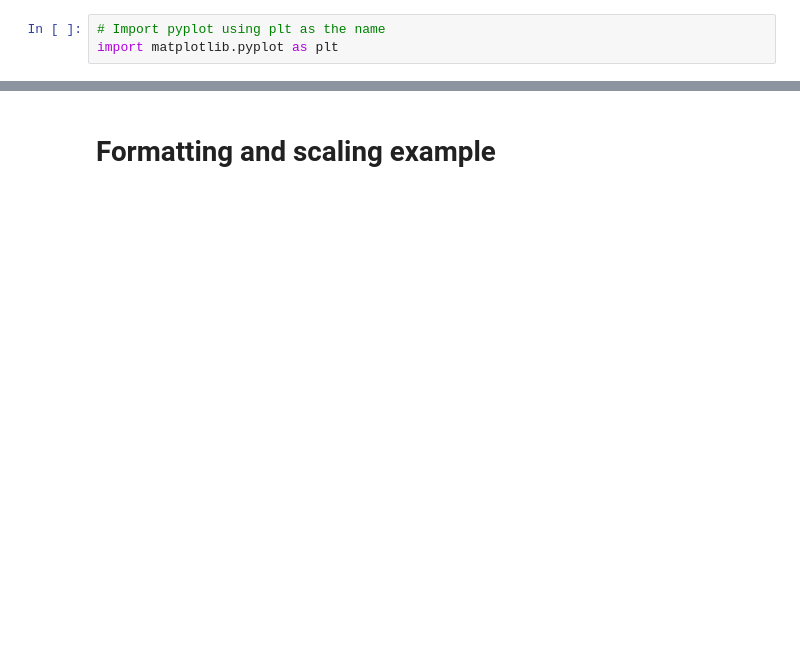
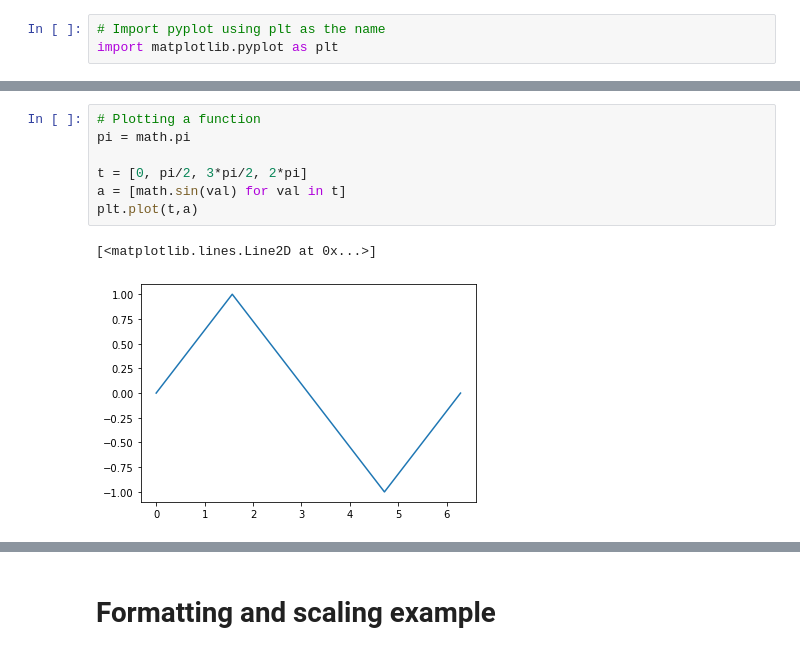
Before and after one commit to robruenes/killaudio, a Jupyter notebook: ch_02/ch_02.ipynb, the cells around one changed output, grey strips where cells are left out. Cells and saved outputs as stored; diff of their text form; blank space fills up the shorter version.

```diff
--- a/ch_02/ch_02.ipynb
+++ b/ch_02/ch_02.ipynb
@@ -208,0 +219,10 @@ plt.plot(x2, y2)
+# %%
+# Plotting a function
+pi = math.pi
+
+t = [0, pi/2, 3*pi/2, 2*pi]
+a = [math.sin(val) for val in t]
+plt.plot(t,a)
+# %% [output]
+[<matplotlib.lines.Line2D at 0x...>]
+[figure, added]
```
Also changed, not shown: parts of 20 cells of this notebook.
